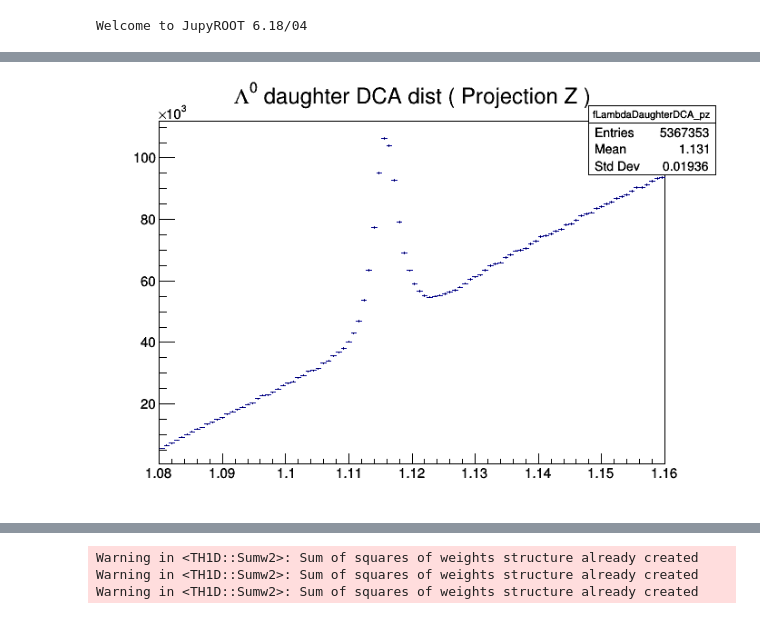
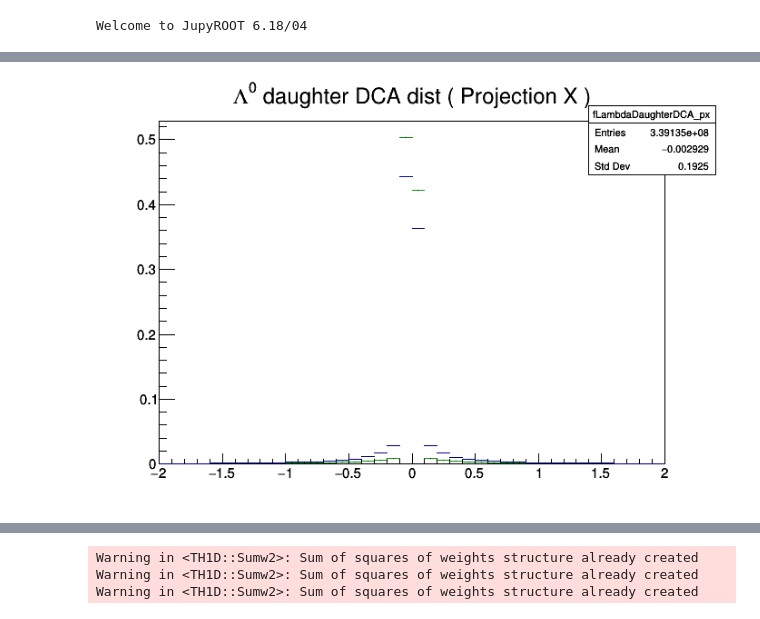
Before and after one commit to rhanniga/lambda-over-hadron, a Jupyter notebook: data/offline/dca_viewer.ipynb, the cells around one changed output, grey strips where cells are left out. Drawn from its saved outputs; the diff is of its cells as text; code cells hidden in the pictures.

```diff
--- a/data/offline/dca_viewer.ipynb
+++ b/data/offline/dca_viewer.ipynb
@@ -11,9 +13,19 @@ canvas.SetLogy(0)
 # %%
 dca_dist = o.FindObject("fLambdaDaughterDCA")
+dca_dist_clone = dca_dist.Clone("dca_dist_clone")
 dca_dist.Sumw2()
-dca_dist.GetXaxis().SetRangeUser(-2, 2)
-dca_dist.GetYaxis().SetRangeUser(-2, 2)
 
-dca_dist.ProjectionZ().Draw()
+pion_dca = dca_dist.ProjectionX()
+proton_dca = dca_dist.ProjectionY()
+
+pion_dca.GetXaxis().SetRangeUser(-2, 2)
+proton_dca.GetXaxis().SetRangeUser(-2, 2)
+
+pion_dca.SetLineColor(rt.kGreen + 2)
+
+pion_dca.Scale(1/pion_dca.Integral())
+proton_dca.Scale(1/proton_dca.Integral())
+pion_dca.Draw()
+proton_dca.Draw("SAME")
 canvas.Draw()
 # %% [output]
@@ -20 +33 @@ canvas.Draw()
-[figure, old version]
+[figure, new version]
```
Also changed, not shown: parts of 7 cells of this notebook, 3 other files.
